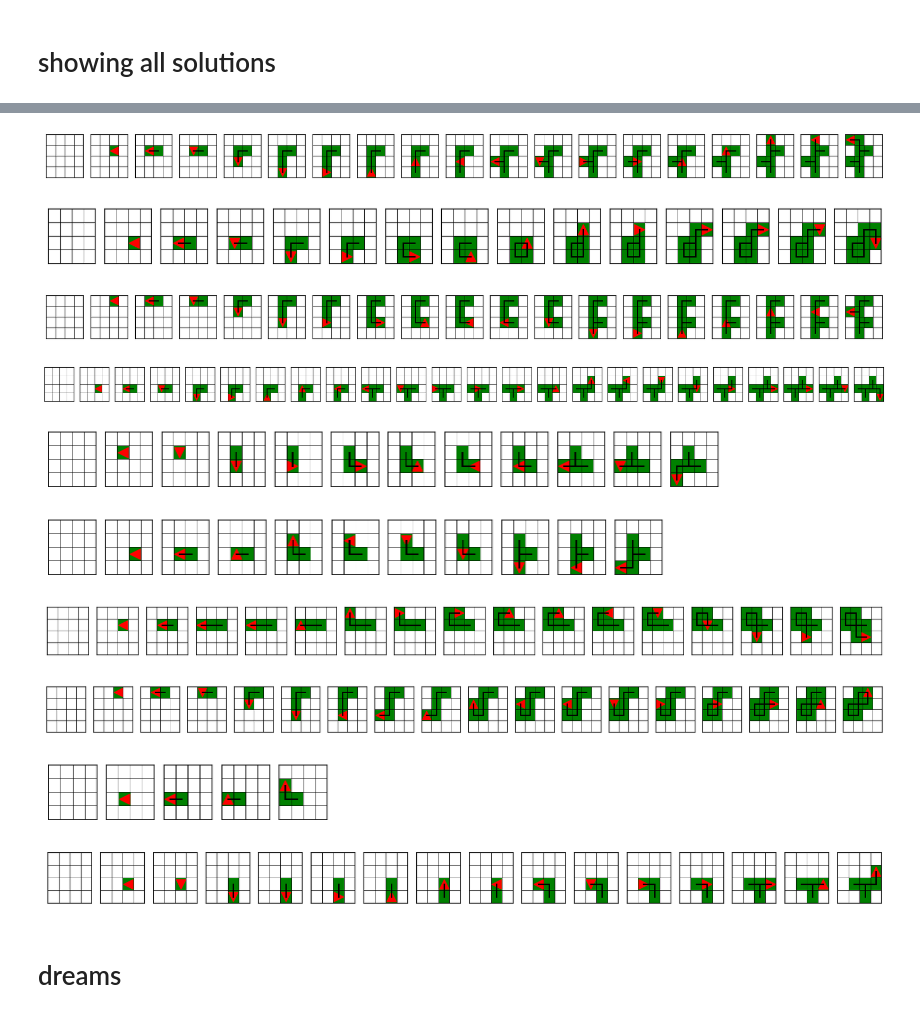
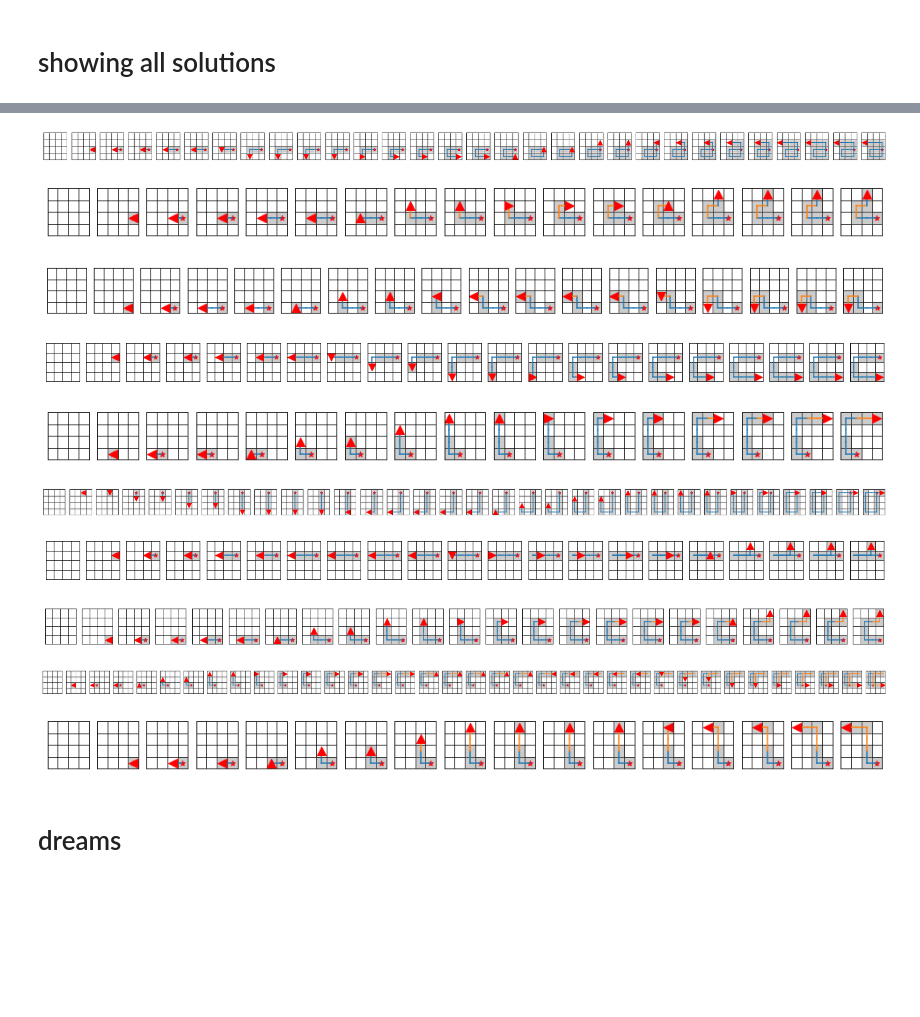
Before and after one commit to cgc/ec, a Jupyter notebook: dreamcoder/domains/grid/viz.ipynb, the cells around one changed output, grey strips where cells are left out. Drawn from its saved outputs; the diff is of its cells as text; code cells hidden in the pictures; blank space fills up the shorter version.

Commit message:
Add tools for stack trace analysis

```diff
--- a/dreamcoder/domains/grid/viz.ipynb
+++ b/dreamcoder/domains/grid/viz.ipynb
@@ -8,8 +12,6 @@ from grid import *
 The autoreload extension is already loaded. To reload it, use:
   %reload_ext autoreload
 # %%
-r = joblib.load('output/output-taskgrammar-iter4-grammarpen_setloc-recog.bin')
-#r = joblib.load('output/output-taskgrammar-iter4-grammarpen.bin')
-#r = joblib.load('output/output-taskpeople_gibbs-iter2.bin')
+r = joblib.load('output.bin')
 result = r['result']
 train = r['train']
@@ -129,0 +20,4 @@ show_trace(task.start, s)
+# %%
+task, tf = next(analyze_tools.iter_frontiers(train, result))
+s = tf.execute_best(trace=True)['state']
+analyze_tools.plot(tf)
@@ -130,17 +42,2 @@ show_trace(task.start, s)
 # %% [markdown]
 # showing all solutions
-# %%
-total = sum(1 for v in result.frontiersOverTime.values() if len(v[-1].entries))
-f, axes = plt.subplots(8, 8, figsize=(8, 8))
-axes = axes.flatten().tolist()
-
-for task in train:
-    es = result.frontiersOverTime[task][-1].entries
-    if not es:
-        continue
-    fe = max(es, key=lambda e: e.logPrior + e.logLikelihood) # get the best
-    s = executeGrid(fe.program, GridState(task.start, task.location, history=[]))
-    assert np.all(s.grid == task.goal)
-    showtask(task.start, task.goal, s.history, ax=axes.pop(0))
-    if not axes:
-        break
@@ -148,0 +44,11 @@ for task in train:
+# %%
+f, axes = plt.subplots(14, 14, figsize=(14, 14))
+axes = axes.flatten().tolist()
+for ax in axes: ax.set(xticks=[], yticks=[])
+
+for task, tf in analyze_tools.iter_frontiers(train, result):
+    if not tf.is_solved():
+        continue
+    analyze_tools.plot(tf, ax=axes.pop(0))
+    if not axes:
+        break
@@ -149,34 +57,32 @@ for task in train:
 # %%
 weights = []
 for task in train:
     es = result.frontiersOverTime[task][-1].entries
     if es:
         fe = max(es, key=lambda e: e.logPrior + e.logLikelihood) # get the best
         weights.append(-fe.logPrior)
     else:
         weights.append(-float('inf'))
 
-import random
-for taskidx in np.random.choice(len(train), p=scipy.special.softmax(weights), replace=False, size=10):
+for taskidx in np.random.choice(len(train), p=scipy.special.softmax(weights), replace=False, size=min(10, len(train))):
     task = train[taskidx]
     es = result.frontiersOverTime[task][-1].entries
     if not es:
         continue
-    fe = max(es, key=lambda e: e.logPrior + e.logLikelihood) # get the best
-    s = executeGrid(fe.program, GridState(task.start, task.location, history=[]))
-    assert np.all(s.grid == task.goal)
-    show_trace(task.start, s)
+    tf = analyze_tools.TaskFrontier(task, es)
+    analyze_tools.plot_trace(tf)
+    plt.show()
 # %% [output]
-[figure, old version]
+[figure, new version]
-[figure, old version]
+[figure, new version]
-[figure, old version]
+[figure, new version]
-[figure, old version]
+[figure, new version]
-[figure, old version]
+[figure, new version]
-[figure, old version]
+[figure, new version]
-[figure, old version]
+[figure, new version]
-[figure, old version]
+[figure, new version]
-[figure, old version]
+[figure, new version]
-[figure, old version]
+[figure, new version]
 # %% [markdown]
 # dreams
 # %%
```
Also changed, not shown: parts of 30 cells of this notebook, 3 other files.
